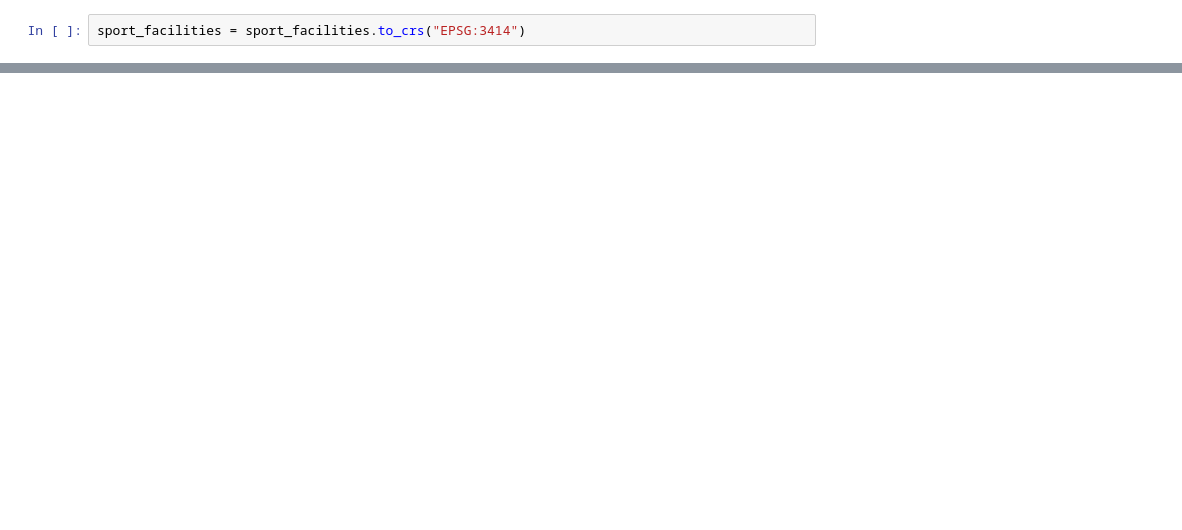
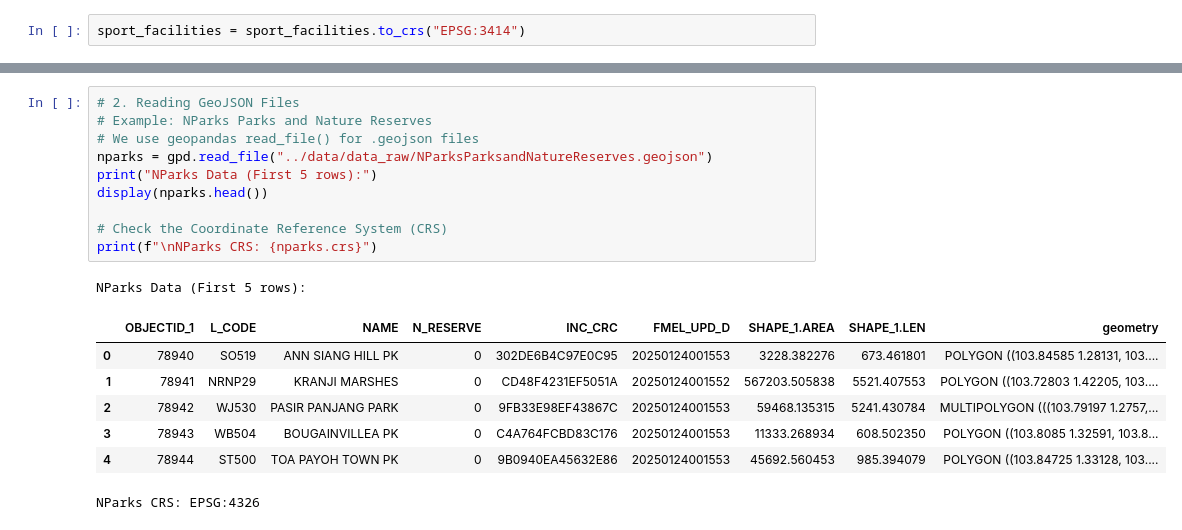
Before and after one commit to ziqiqiiii/Spatial_Equity_Analysis, a Jupyter notebook: notebooks/ 01_data_cleaning.ipynb, the cells around one changed output, grey strips where cells are left out. Drawn from its saved outputs; the diff is of its cells as text; blank space fills up the shorter version.

```diff
--- a/notebooks/ 01_data_cleaning.ipynb
+++ b/notebooks/ 01_data_cleaning.ipynb
@@ -76,0 +145,19 @@ nothing to commit, working tree clean
+# %%
+# 2. Reading GeoJSON Files
+# Example: NParks Parks and Nature Reserves
+# We use geopandas read_file() for .geojson files
+nparks = gpd.read_file("../data/data_raw/NParksParksandNatureReserves.geojson")
+print("NParks Data (First 5 rows):")
+display(nparks.head())
+
+# Check the Coordinate Reference System (CRS)
+print(f"\nNParks CRS: {nparks.crs}")
+# %% [output]
+NParks Data (First 5 rows):
+|  | OBJECTID_1 | L_CODE | NAME | N_RESERVE | INC_CRC | FMEL_UPD_D | SHAPE_1.AREA | SHAPE_1.LEN | geometry |
+| 0 | 78940 | SO519 | ANN SIANG HILL PK | 0 | 302DE6B4C97E0C95 | 20250124001553 | 3228.382276 | 673.461801 | POLYGON ((103.84585 1.28131, 103.... |
+| 1 | 78941 | NRNP29 | KRANJI MARSHES | 0 | CD48F4231EF5051A | 20250124001552 | 567203.505838 | 5521.407553 | POLYGON ((103.72803 1.42205, 103.... |
+| 2 | 78942 | WJ530 | PASIR PANJANG PARK | 0 | 9FB33E98EF43867C | 20250124001553 | 59468.135315 | 5241.430784 | MULTIPOLYGON (((103.79197 1.2757,... |
+| 3 | 78943 | WB504 | BOUGAINVILLEA PK | 0 | C4A764FCBD83C176 | 20250124001553 | 11333.268934 | 608.502350 | POLYGON ((103.8085 1.32591, 103.8... |
+| 4 | 78944 | ST500 | TOA PAYOH TOWN PK | 0 | 9B0940EA45632E86 | 20250124001553 | 45692.560453 | 985.394079 | POLYGON ((103.84725 1.33128, 103.... |
+NParks CRS: EPSG:4326
```
Also changed, not shown: parts of 16 cells of this notebook, 2 other files.
